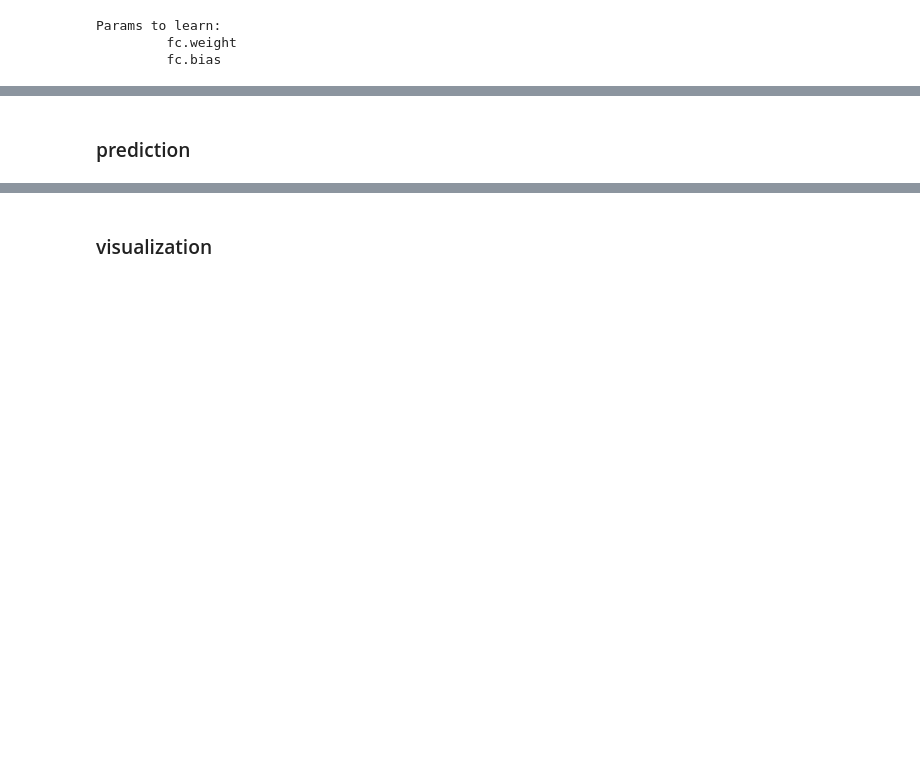
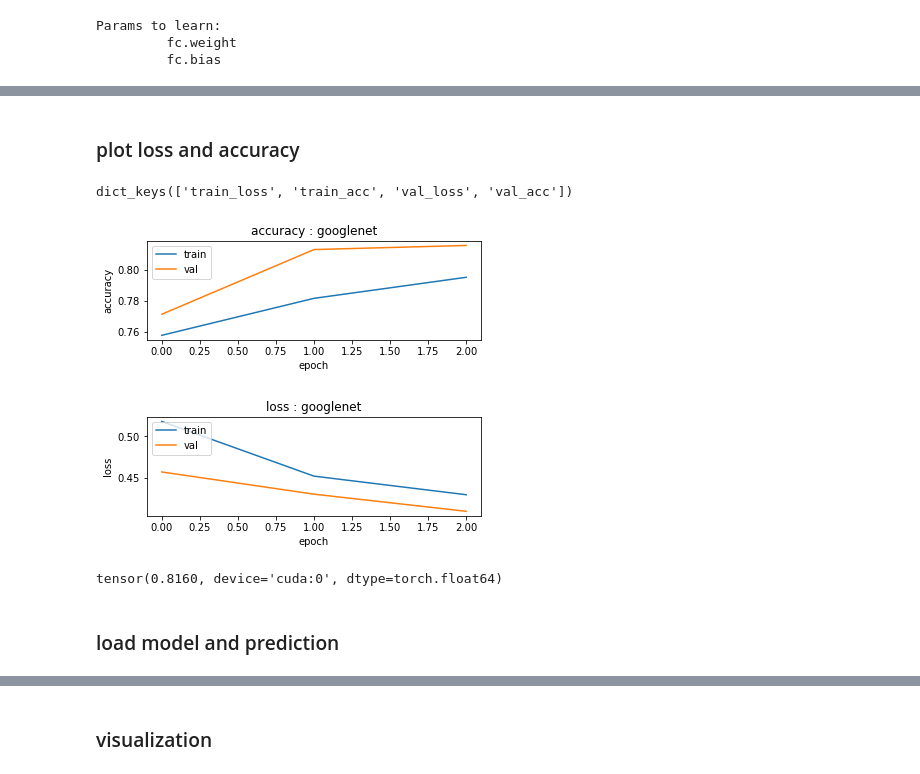
Before and after one commit to chhiilnos1996/ECE228_Machine_Learning_for_Physical_Application_Final, a Jupyter notebook: googlenet.ipynb, the cells around one changed output, grey strips where cells are left out. Drawn from its saved outputs; the diff is of its cells as text; code cells hidden in the pictures; blank space fills up the shorter version.

Commit message:
save load model and vis

```diff
--- a/googlenet.ipynb
+++ b/googlenet.ipynb
@@ -101,7 +103,7 @@ GoogLeNet(
 # %%
 def train_model(model, dataloaders, criterion, optimizer, num_epochs=25):
     since = time.time()
-    val_acc_history = []
+    history = {'train_loss':[],'train_acc':[],'val_loss':[],'val_acc':[]}
     best_model_wts = copy.deepcopy(model.state_dict())
     best_acc = 0.0
     for epoch in range(num_epochs):
@@ -149,12 +151,15 @@ def train_model(model, dataloaders, criterion, optimizer, num_epochs=25):
             print('{} Loss: {:.4f} Acc: {:.4f}'.format(phase, epoch_loss, epoch_acc))
 
             # deep copy the model
+            if phase == 'train':
+                history['train_loss'].append(epoch_loss)
+                history['train_acc'].append(epoch_acc)
             if phase == 'val' and epoch_acc > best_acc:
                 best_acc = epoch_acc
                 best_model_wts = copy.deepcopy(model.state_dict())
             if phase == 'val':
-                val_acc_history.append(epoch_acc)
-
+                history['val_loss'].append(epoch_loss)
+                history['val_acc'].append(epoch_acc)
         print()
 
     time_elapsed = time.time() - since
@@ -163,7 +168,7 @@ def train_model(model, dataloaders, criterion, optimizer, num_epochs=25):
 
     # load best model weights
     model.load_state_dict(best_model_wts)
-    return model, val_acc_history
+    return model, history, best_acc
 # %% [markdown]
 ### optimizer
 # %%
@@ -201,5 +206,7 @@ Params to learn:
 criterion = nn.CrossEntropyLoss()
 
 # Train and evaluate
-model_ft, hist = train_model(model_ft, dataloaders_dict, criterion, optimizer_ft, num_epochs=num_epochs)
+model_ft, hist, best_acc = train_model(model_ft, dataloaders_dict, criterion, optimizer_ft, num_epochs=num_epochs)
+torch.save(model_ft.state_dict(), 'model_weight/googlenet_'+str(num_epochs))
+print(model_ft.state_dict().keys())
 # %% [output]
@@ -223,2 +231,35 @@ Best val Acc: 0.836667
+# %% [markdown]
+### plot loss and accuracy
+# %%
+print(hist.keys())
+
+#### Fill in plot #####
+#Plot accuracy vs epoch
+plt.subplot(211)
+
+plt.plot(hist['train_acc'])
+plt.plot(hist['val_acc'])
+plt.title('accuracy : googlenet')
+plt.ylabel('accuracy')
+plt.xlabel('epoch')
+plt.legend(['train', 'val'], loc='upper left')
+plt.show()
+
+#Plot loss vs epoch
+plt.subplot(212)
+plt.plot(hist['train_loss'])
+plt.plot(hist['val_loss'])
+plt.title('loss : googlenet')
+plt.ylabel('loss')
+plt.xlabel('epoch')
+plt.legend(['train', 'val'], loc='upper left')
+plt.show()
+
+print(best_acc)
+# %% [output]
+dict_keys(['train_loss', 'train_acc', 'val_loss', 'val_acc'])
+[figure, added]
+[figure, added]
+tensor(0.8160, device='cuda:0', dtype=torch.float64)
 # %% [markdown]
-### prediction
+### load model and prediction
```
Also changed, not shown: parts of 5 cells of this notebook, 2 other files.
